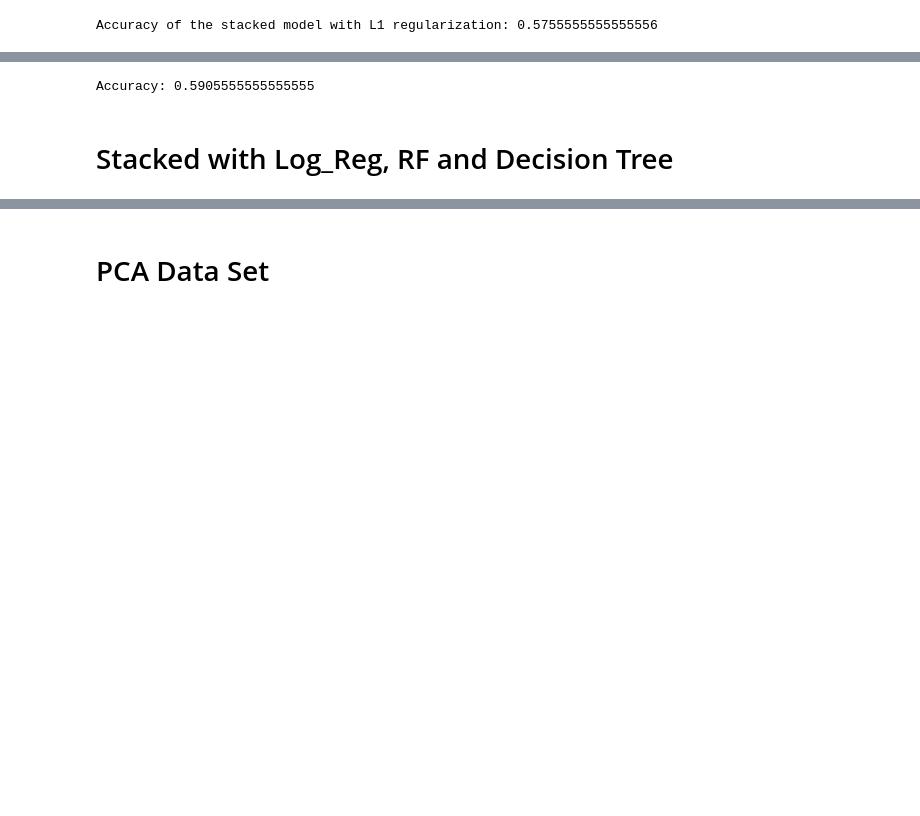
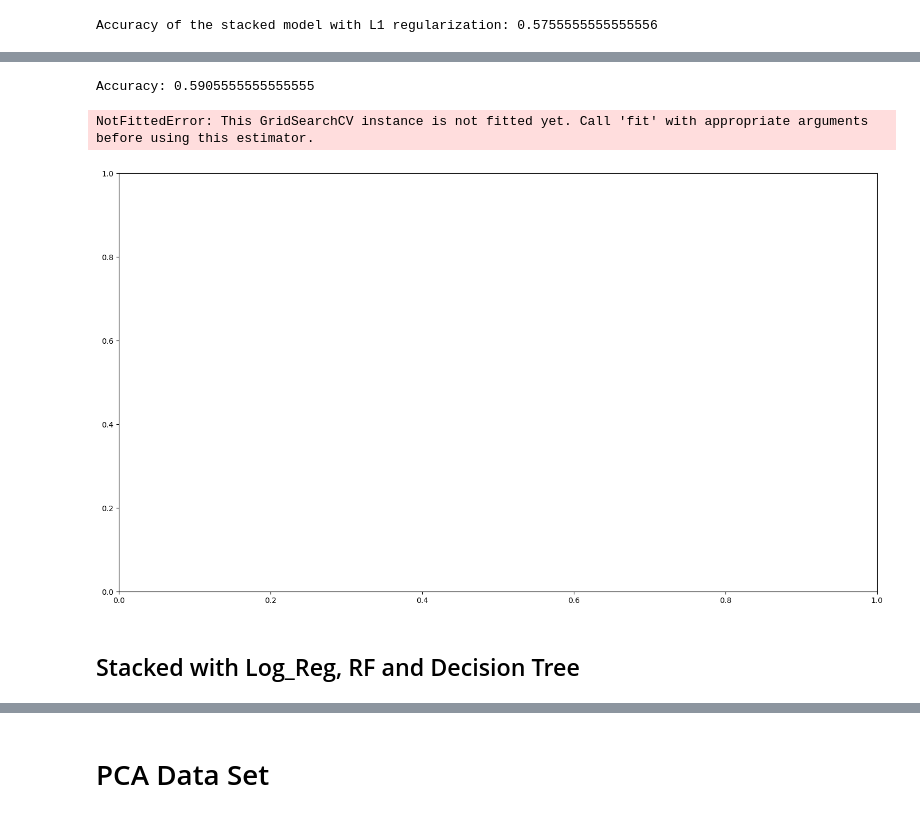
Before and after one commit to tobias-schnabel/sml-practical, a Jupyter notebook: Max.ipynb, the cells around one changed output, grey strips where cells are left out. Drawn from its saved outputs; the diff is of its cells as text; code cells hidden in the pictures; blank space fills up the shorter version.

```diff
--- a/Max.ipynb
+++ b/Max.ipynb
@@ -648,10 +680,15 @@ KeyboardInterrupt:
-# %%
-accuracy = accuracy_score(y_test, y_pred_stack)
-print(f"Accuracy: {accuracy}")
-# %% [output]
-Accuracy: 0.5905555555555555
+# %%
+accuracy = accuracy_score(y_test, y_pred_stack)
+print(f"Accuracy: {accuracy}")
+fig, ax = plt.subplots(nrows=1,ncols=1,figsize=(18,10))
+skplt.metrics.plot_roc(y_test, grid_search.predict_proba(X_test), ax=ax)
+plt.show()
+# %% [output]
+Accuracy: 0.5905555555555555
+NotFittedError: This GridSearchCV instance is not fitted yet. Call 'fit' with appropriate arguments before using this estimator.
+[figure, added]
 # %% [markdown]
-# Stacked with Log_Reg, RF and Decision Tree
+## Stacked with Log_Reg, RF and Decision Tree
 # %%
 from sklearn.ensemble import StackingClassifier, RandomForestClassifier, GradientBoostingClassifier
 from sklearn.svm import SVC
```
Also changed, not shown: parts of 8 cells of this notebook, 2 other files.
